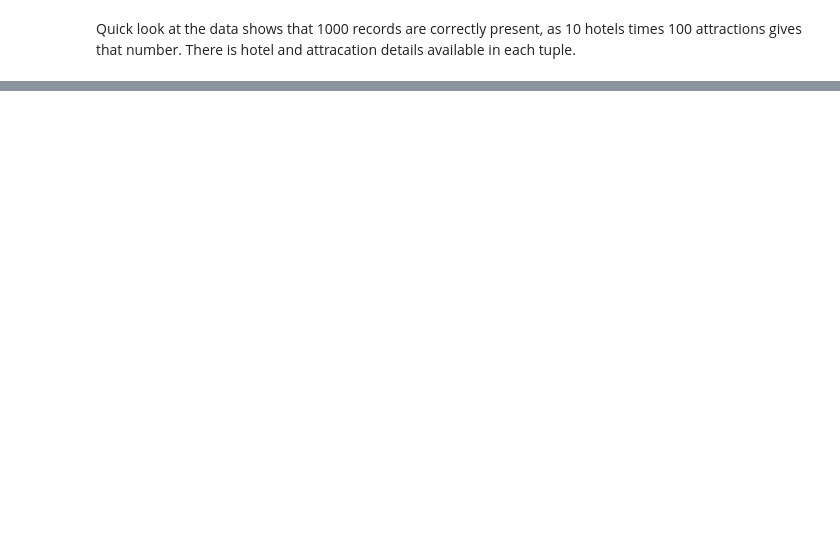
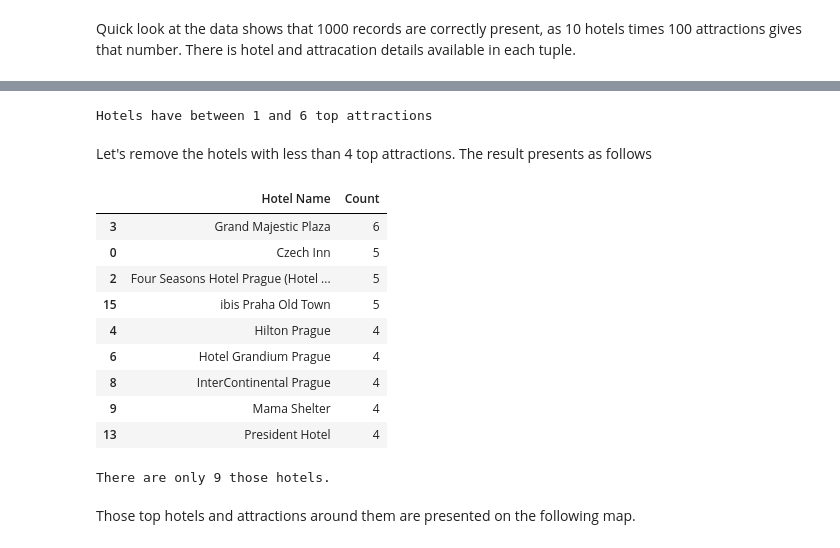
Before and after one commit to iksemot/Coursera_Capstone, a Jupyter notebook: project/project-2.ipynb, the cells around one changed output, grey strips where cells are left out. Saved outputs shown, nothing was run; the diff lists cells and outputs as text; code cells hidden in the pictures; blank space fills up the shorter version.

```diff
--- a/project/project-2.ipynb
+++ b/project/project-2.ipynb
@@ -498,0 +542,8 @@ map4
+# %%
+most_popular_tourists_attracations_around_most_popular_hotels = most_popular_attracations_around_most_popular_hotels[
+    ~most_popular_attracations_around_most_popular_hotels['Venue Category'].isin(not_tourists_attractions_categories)
+]
+
+most_popular_non_tourists_attracations_around_most_popular_hotels = most_popular_attracations_around_most_popular_hotels[
+    most_popular_attracations_around_most_popular_hotels['Venue Category'].isin(not_tourists_attractions_categories)
+]
@@ -498,0 +603,4 @@ map4
+# %%
+top_attractions_around_top_hotels = most_popular_tourists_attracations_around_most_popular_hotels[
+    most_popular_tourists_attracations_around_most_popular_hotels['Venue Id'].isin(most_popular_tourists_attractions['Venue Id'])
+]
@@ -498,0 +641,32 @@ map4
+# %%
+number_of_top_attractions_per_top_hotel = top_attractions_around_top_hotels \
+    .groupby(['Hotel Name', 'Hotel Id']) \
+    .count()['Venue Id'] \
+    .reset_index(name='Count') \
+    .sort_values(['Count'], ascending=False)
+# %%
+print('Hotels have between', number_of_top_attractions_per_top_hotel.min()['Count'], 'and', number_of_top_attractions_per_top_hotel.max()['Count'], 'top attractions')
+# %% [output]
+Hotels have between 1 and 6 top attractions
+# %% [markdown]
+Let's remove the hotels with less than 4 top attractions. The result presents as follows
+# %%
+top_x_hotels_per_number_of_top_attractions = number_of_top_attractions_per_top_hotel[number_of_top_attractions_per_top_hotel['Count'] > 3]
+top_x_hotels_per_number_of_top_attractions[['Hotel Name', 'Count']]
+# %% [output]
+|  | Hotel Name | Count |
+| 3 | Grand Majestic Plaza | 6 |
+| 0 | Czech Inn | 5 |
+| 2 | Four Seasons Hotel Prague (Hotel ... | 5 |
+| 15 | ibis Praha Old Town | 5 |
+| 4 | Hilton Prague | 4 |
+| 6 | Hotel Grandium Prague | 4 |
+| 8 | InterContinental Prague | 4 |
+| 9 | Mama Shelter | 4 |
+| 13 | President Hotel | 4 |
+# %%
+print('There are only', top_x_hotels_per_number_of_top_attractions.shape[0], 'those hotels.')
+# %% [output]
+There are only 9 those hotels.
+# %% [markdown]
+Those top hotels and attractions around them are presented on the following map.
```
Also changed, not shown: parts of 69 cells of this notebook, 11 other files.
